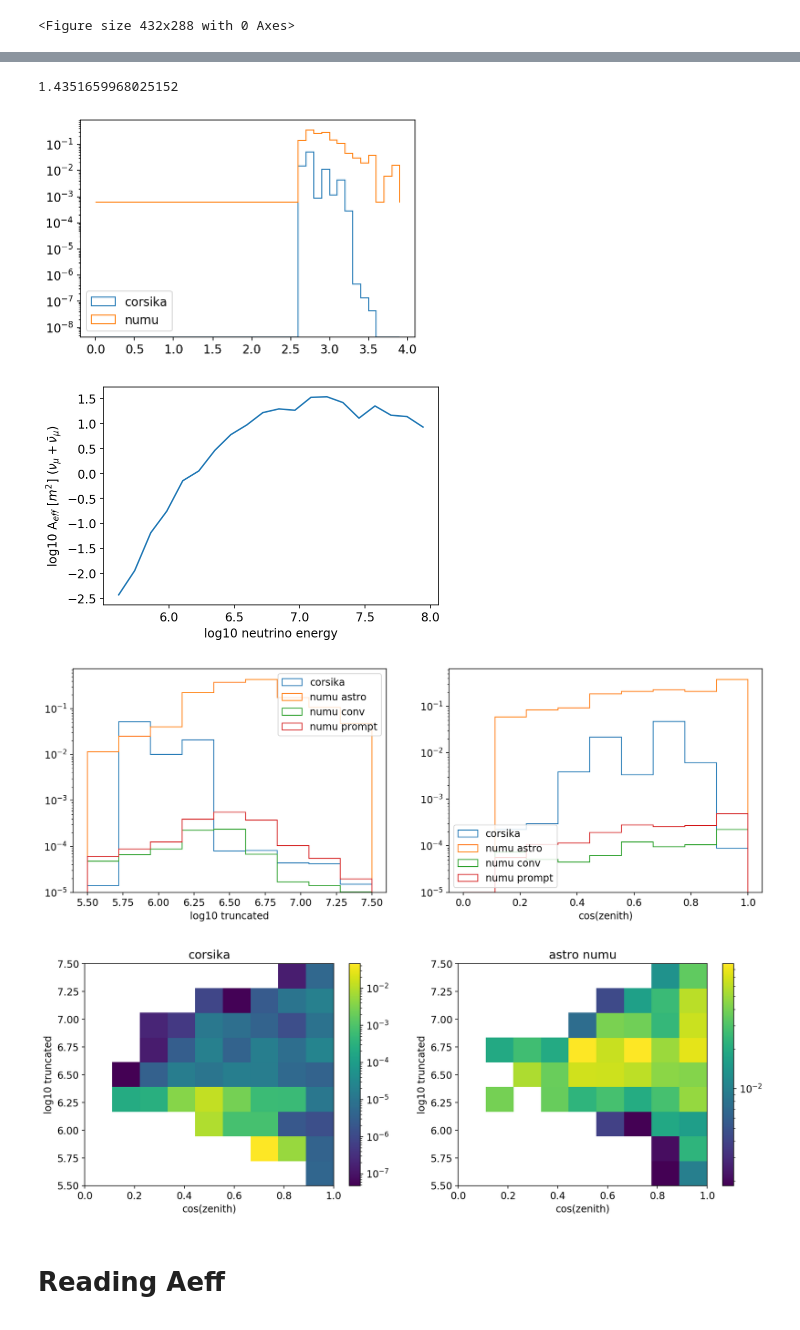
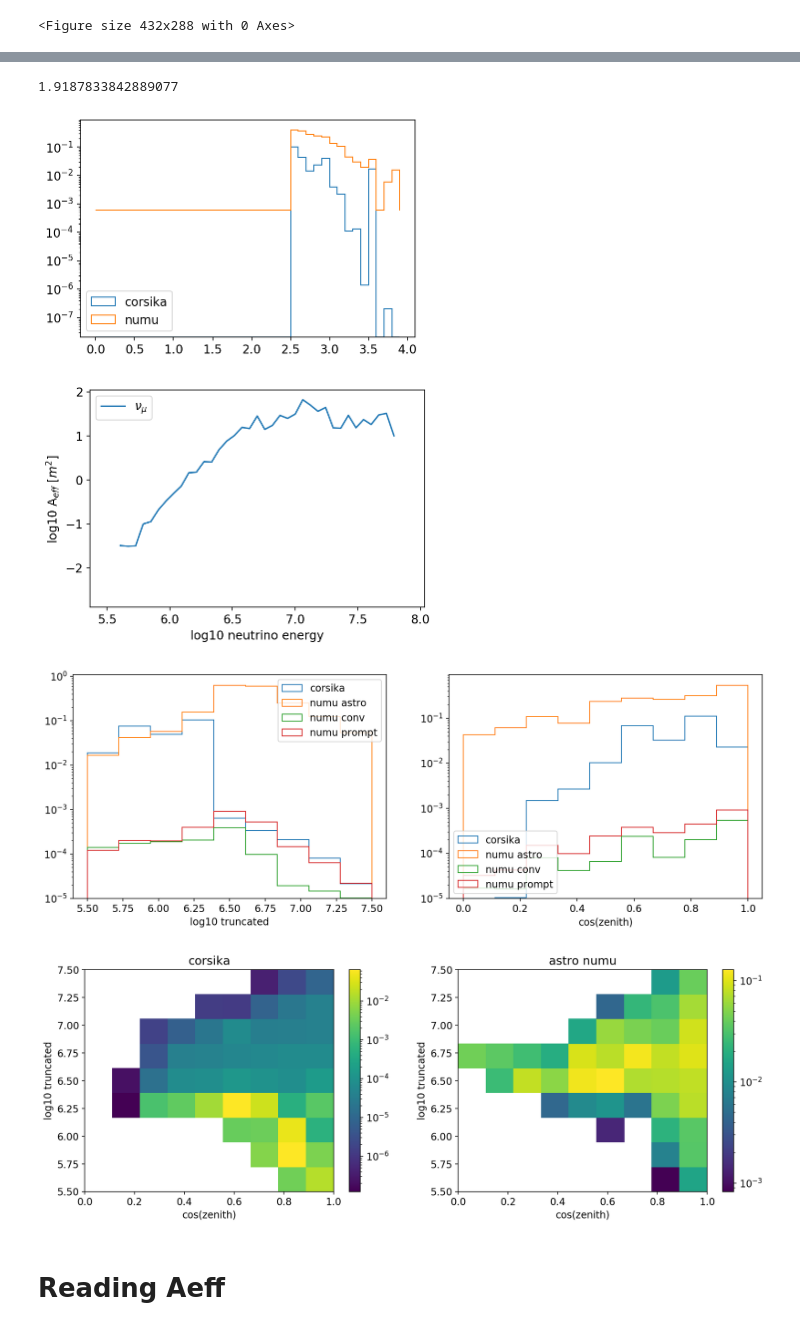
Before and after one commit to Leotrinos/IceCube-PeV-cutoff-analysis-jupyter-notebooks, a Jupyter notebook: ana-3-2-Asimov-test-New-HESE.ipynb, the cells around one changed output, grey strips where cells are left out. Saved outputs shown, nothing was run; the diff lists cells and outputs as text; code cells hidden in the pictures.

```diff
--- a/ana-3-2-Asimov-test-New-HESE.ipynb
+++ b/ana-3-2-Asimov-test-New-HESE.ipynb
@@ -35,19 +35,18 @@ fig_dir = '/Users/yang/Desktop/IceCube/Codes/my_proj/analysis_1_downgoing_neutri
 data_dir = '/Users/yang/Desktop/IceCube/Codes/my_proj/analysis_1_downgoing_neutrino/data/'
 # %%
 # OLD and NEW ineff model parameters
-params = np.loadtxt('/Users/yang/Desktop/IceCube/Codes/my_proj/analysis_1_downgoing_neutrino/1_distribution_plots/IT_model.txt')
+params = np.loadtxt('/Users/yang/Desktop/IceCube/Codes/my_proj/analysis_1_downgoing_neutrino/1_distribution_plots/IT_model_robust_2.txt')
+
 def ineff_model_new(dist,E): # E: log10 of energy!!!
 
     a = params[0] * (E - params[1])**2 + params[2]
     b = params[3] * (E - params[4])**2 + params[5]
 
-#     val = a * 1 / (1+np.exp(-(dist/2000-b)/c))
-    val = a * np.exp(-b/(dist/2000)**(4.7))
+    val = a * np.exp(-b/(dist/2000)**(4.2)) # 2 pulse robust
 
     val[val < 1e-5] = 1e-5 # This is arbitrary!
 
     # low stat cut
-
     val[E > 5.47+2*np.sqrt(1 - ((dist-20)/2210)**2) ]=0.8
     val[dist > 2210] = 0.8
     return val
@@ -74,5 +73,5 @@ plt.show()
 # %%
-with tables.open_file(data_dir+'corsika_h5/corsika_combined.h5','r') as f:
+with tables.open_file(data_dir+'corsika_h5/corsika.h5','r') as f:
 
     ineff_ = ineff_model_new(f.root.Dist_to_IT_center.cols.value[:],np.log10(f.root.SplineMPETruncatedEnergy_SPICEMie_BINS_Muon.cols.energy[:]))
 
@@ -83,9 +82,9 @@ with tables.open_file(data_dir+'corsika_h5/corsika_combined.h5','r') as f:
     CUT_balloon = f.root.Balloon.cols.InIceBalloonParameter[:] < 0.22
     CUT_toposplit = f.root.TologicalCounterSplitCount.cols.value[:] == 1
 
-    CUT_ineff = ineff_ < 0.02
+    CUT_ineff = ineff_ < 0.01
 
-    CUT_SIGNAL = np.log10(f.root.Collection.cols.chi2_red_new[:]) > 2.67
+    CUT_SIGNAL = np.log10(f.root.Collection.cols.chi2_red_new[:]) > 2.5
 
 
     CUT = CUT_dedx & CUT_cascllh & CUT_d_IC & CUT_LdirC & CUT_balloon & CUT_toposplit & CUT_ineff & CUT_SIGNAL
@@ -150,9 +149,9 @@ with tables.open_file(data_dir+'nugen_h5/nugen_20878.h5','r') as f:
     CUT_balloon = f.root.Balloon.cols.InIceBalloonParameter[:] < 0.22
     CUT_toposplit = f.root.TologicalCounterSplitCount.cols.value[:] == 1
 
-    CUT_ineff = ineff_ < 0.02
+    CUT_ineff = ineff_ < 0.01
 
-    CUT_SIGNAL = np.log10(f.root.Collection.cols.chi2_red_new[:]) > 2.67
+    CUT_SIGNAL = np.log10(f.root.Collection.cols.chi2_red_new[:]) > 2.5
 
 
     CUT = CUT_dedx & CUT_cascllh & CUT_d_IC & CUT_LdirC & CUT_balloon & CUT_toposplit & CUT_ineff & CUT_SIGNAL
@@ -204,28 +208,29 @@ with tables.open_file(data_dir+'nugen_h5/nugen_20878.h5','r') as f:
 # %%
 print(np.sum(weight_numu_astro))
 # %% [output]
-1.4351659968025152
+1.9187833842889077
 # %%
 plt.hist(np.log10(chi2_red_new_corsika),weights=weight_corsika,histtype='step',log=True,bins=np.arange(0,4,0.1),label='corsika')
 plt.hist(np.log10(chi2_red_new_numu),weights=weight_numu_astro,histtype='step',log=True,bins=np.arange(0,4,0.1),label='numu')
 plt.legend()
 plt.show()
 # %% [output]
-[figure, old version]
+[figure, new version]
 # %%
 # effective area
-areas =  OneWeight/(n_file * NEvents) * 2  # or: 1./gen * p_int / n_file / unit
-neutrino_energy_my = np.logspace(2, 8, 50)
+areas =  OneWeight/(n_file * NEvents) * 2 # or: 1./gen * p_int / n_file / unit . Each flavor, neutrino or antineutrino only!
+neutrino_energy_my = np.logspace(2, 8, 100)
 binwidth = 4*np.pi*np.diff(neutrino_energy_my)
 effective_area_numu_my = np.histogram(prim_e_numu, weights=areas, bins=neutrino_energy_my)[0]/binwidth / 1e4 # cm^2 to m^2
 neutrino_energy_my = (neutrino_energy_my[1:]+neutrino_energy_my[:-1])/2
 # %%
-plt.plot(np.log10(neutrino_energy_my),np.log10(effective_area_numu_my))
+plt.plot(np.log10(neutrino_energy_my),np.log10(effective_area_numu_my),label=r'$\nu_{\mu}$')
 plt.xlabel('log10 neutrino energy')
-plt.ylabel(r'log10 A$_{eff}$ [$m^2$] ($\nu_{\mu}+\bar{\nu}_{\mu}$)')
+plt.ylabel(r'log10 A$_{eff}$ [$m^2$] ') # numu, or numubar only
+plt.legend()
 plt.show()
 # %% [output]
-[figure, old version]
+[figure, new version]
 # %%
 N = 10
 energy_bin = np.linspace(5.5,7.5,N)
@@ -250,7 +255,7 @@ plt.legend(loc='lower left')
 plt.xlabel('cos(zenith)')
 plt.show()
 # %% [output]
-[figure, old version]
+[figure, new version]
 # %%
 plt.figure(figsize=(15,5))
 plt.subplot(121)
@@ -267,7 +272,7 @@ plt.title('astro numu')
 plt.colorbar()
 plt.show()
 # %% [output]
-[figure, old version]
+[figure, new version]
 # %% [markdown]
 # Reading Aeff
 # %%
```
Also changed, not shown: parts of 50 cells of this notebook, 16 other files.
